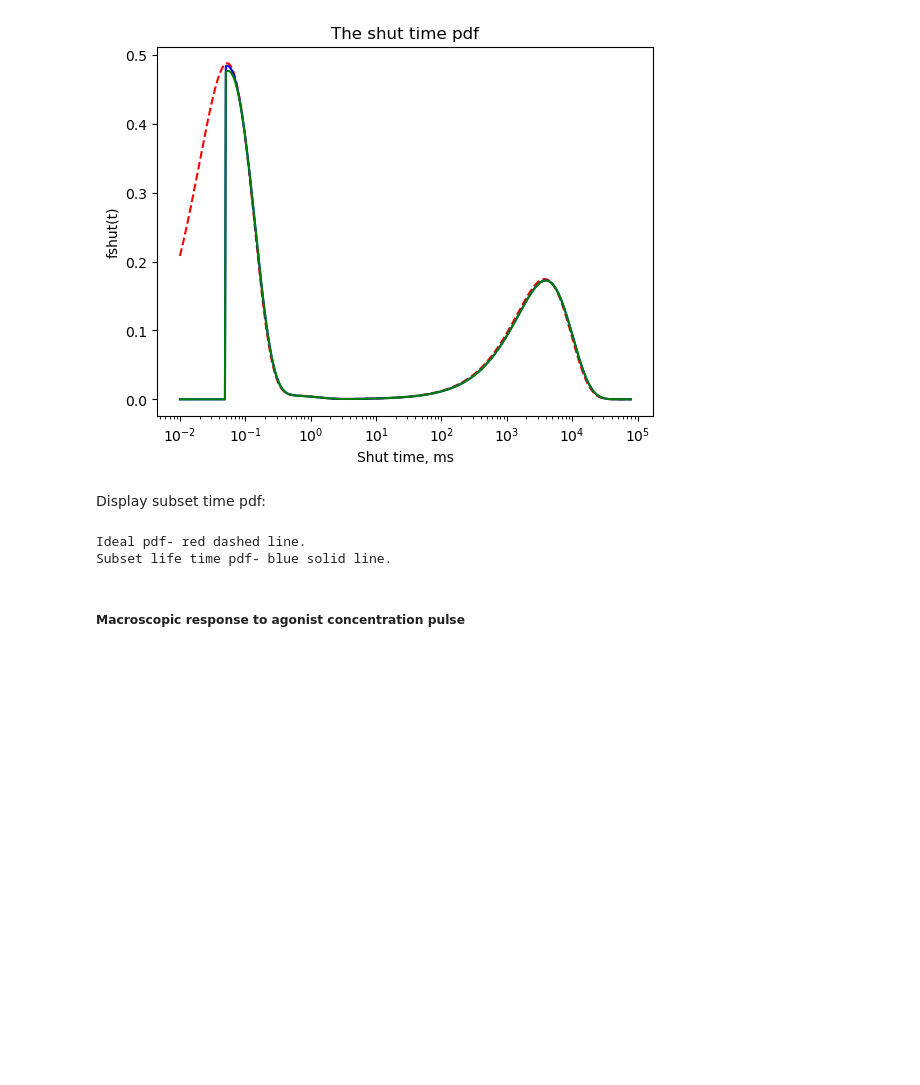
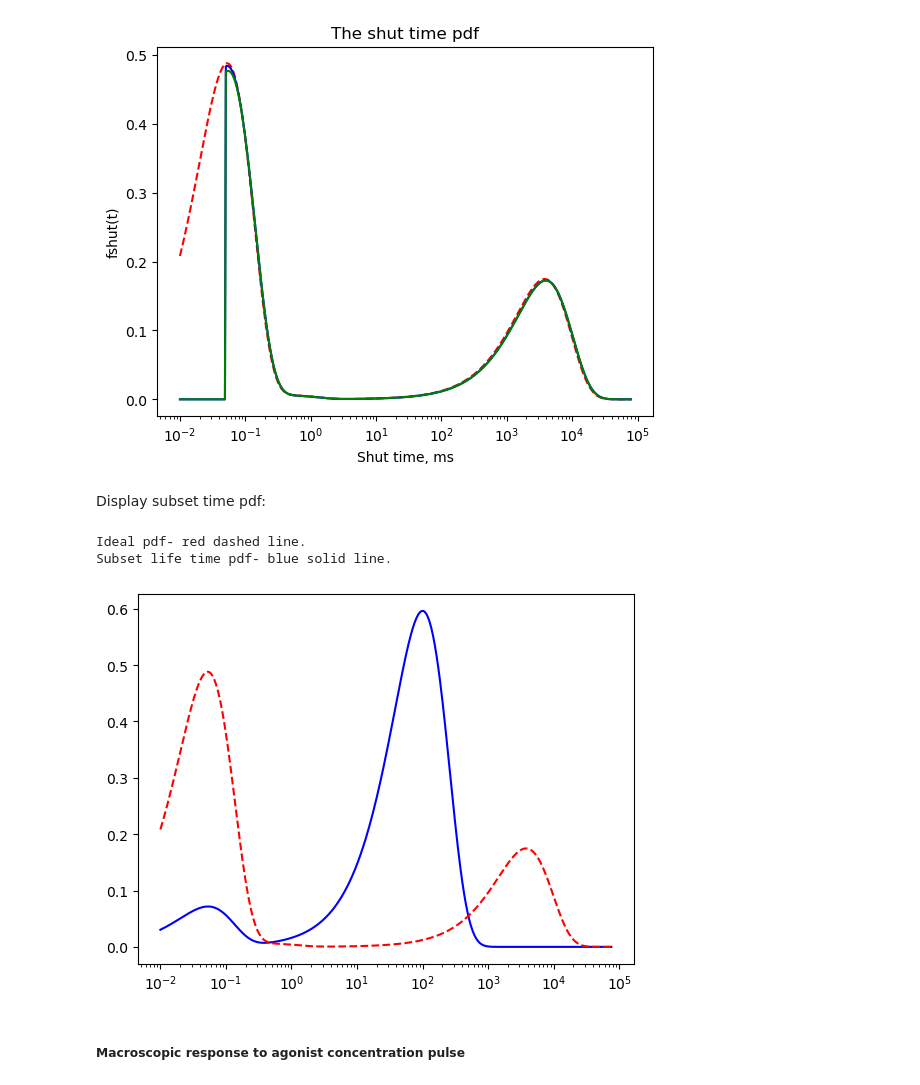
Before and after one commit to DCPROGS/SCALCS, a Jupyter notebook: examples/demo-scalcs.ipynb, the cells around one changed output. Cells and saved outputs as stored; diff of their text form; code cells hidden in the pictures; blank space fills up the shorter version.

```diff
--- a/examples/demo-scalcs.ipynb
+++ b/examples/demo-scalcs.ipynb
@@ -163,12 +158,13 @@ Display subset time pdf:
 # %%
 state1 = 3
 state2 = 4
-#t, ipdf, spdf = scpl.subset_time_pdf(demomec, tres, state1, state2)
-#plt.semilogx(t, spdf, 'b-', t, ipdf, 'r--')
+t, ipdf, spdf = scl.subset_time_pdf(demomec, tres, state1, state2)
+plt.semilogx(t, spdf, 'b-', t, ipdf, 'r--')
 print('Ideal pdf- red dashed line.\nSubset life time pdf- blue solid line.')
 # %% [output]
 Ideal pdf- red dashed line.
 Subset life time pdf- blue solid line.
+[figure, added]
 # %% [markdown]
 ##### Macroscopic response to agonist concentration pulse
 # %% [markdown]
```
Also changed, not shown: parts of 5 cells of this notebook, 9 other files.
